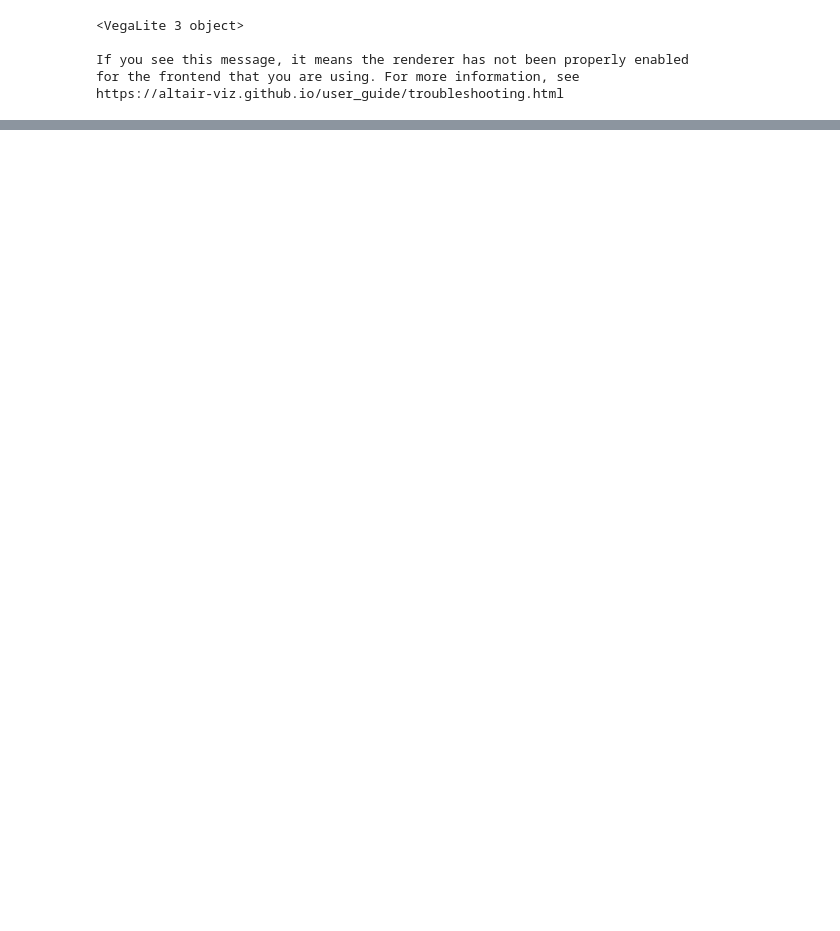
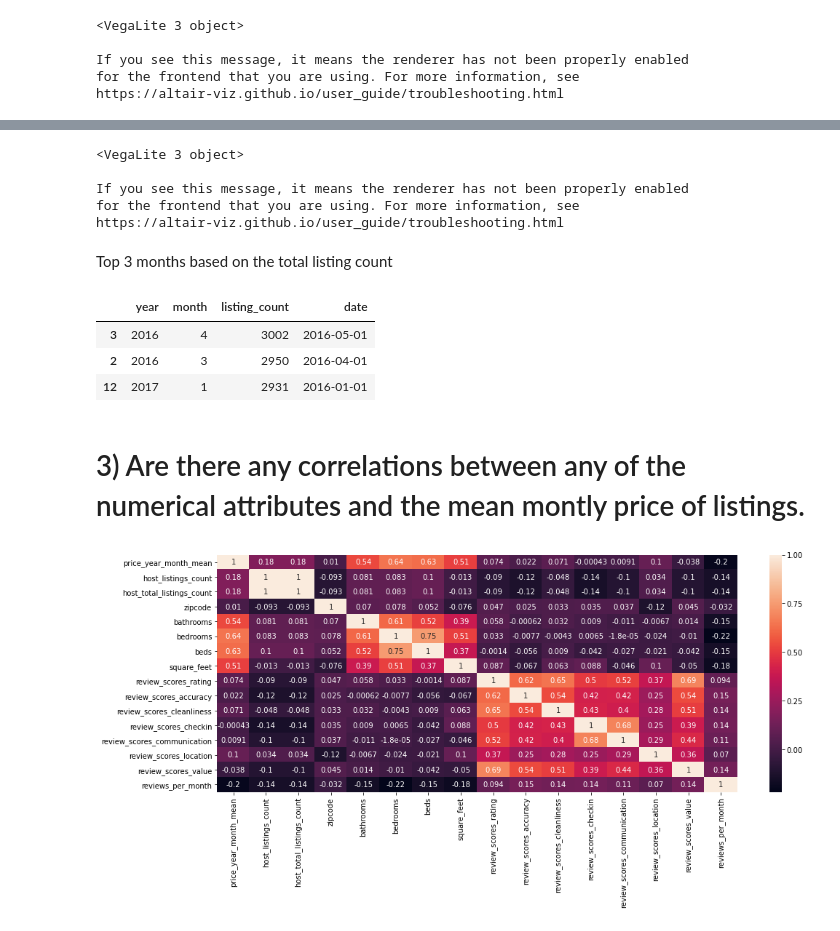
Before and after one commit to baky0905/data-science-blog-post, a Jupyter notebook: notebooks/TITLE.ipynb, the cells around one changed output, grey strips where cells are left out. Cells and saved outputs as stored; diff of their text form; code cells hidden in the pictures; blank space fills up the shorter version.

Commit message:
Add correlation matrix

```diff
--- a/notebooks/TITLE.ipynb
+++ b/notebooks/TITLE.ipynb
@@ -386,0 +268,10 @@ Your deliverables will be a Github repo and a blog post. Use the rubric here to
+# %%
+calendar_listings_joined["day"] = 1
+df_count = (calendar_listings_joined
+    .filter(["id","year", "month"])
+    .groupby(["year", "month"])["id"]
+    .count()
+    .reset_index()
+    .assign(date = pd.to_datetime(calendar_listings_joined[["year","month", "day"]]))
+    .rename(columns={"id" : "listing_count"})
+)
@@ -386,0 +295,42 @@ Your deliverables will be a Github repo and a blog post. Use the rubric here to
+# %%
+alt.Chart(df_count).mark_line(point=True, color="red").encode(
+    x='date',
+    y='listing_count'
+)
+# %% [output]
+<VegaLite 3 object>
+
+If you see this message, it means the renderer has not been properly enabled
+for the frontend that you are using. For more information, see
+https://altair-viz.github.io/user_guide/troubleshooting.html
+# %% [markdown]
+Top 3 months based on the total listing count
+# %%
+df_count.nlargest(columns="listing_count", n=3)
+# %% [output]
+|  | year | month | listing_count | date |
+| 3 | 2016 | 4 | 3002 | 2016-05-01 |
+| 2 | 2016 | 3 | 2950 | 2016-04-01 |
+| 12 | 2017 | 1 | 2931 | 2016-01-01 |
+# %%
+calendar_listings_joined["day"] = 1
+df_price = (calendar_listings_joined
+    .filter(["id","year", "month", "price_year_month_mean"])
+    .groupby(["year", "month"])["price_year_month_mean"]
+    .agg("mean")
+    .reset_index()
+    .assign(date = pd.to_datetime(calendar_listings_joined[["year","month", "day"]]))
+)
+df_point = df_count.merge(df_price, how="left", on="date")
+# %% [markdown]
+# 3) Are there any correlations between any of the numerical attributes and the mean montly price of listings.
+# %%
+corrMatrix  = calendar_listings_joined.select_dtypes(include=["float64", "int32"]).drop(columns=["latitude","longitude", "license"]).corr()
+# %%
+import seaborn as sn
+import matplotlib.pyplot as plt
+plt.figure(figsize=(16,6))
+sn.heatmap(corrMatrix, annot=True)
+plt.show()
+# %% [output]
+[figure, added]
```
Also changed, not shown: parts of 28 cells of this notebook.
